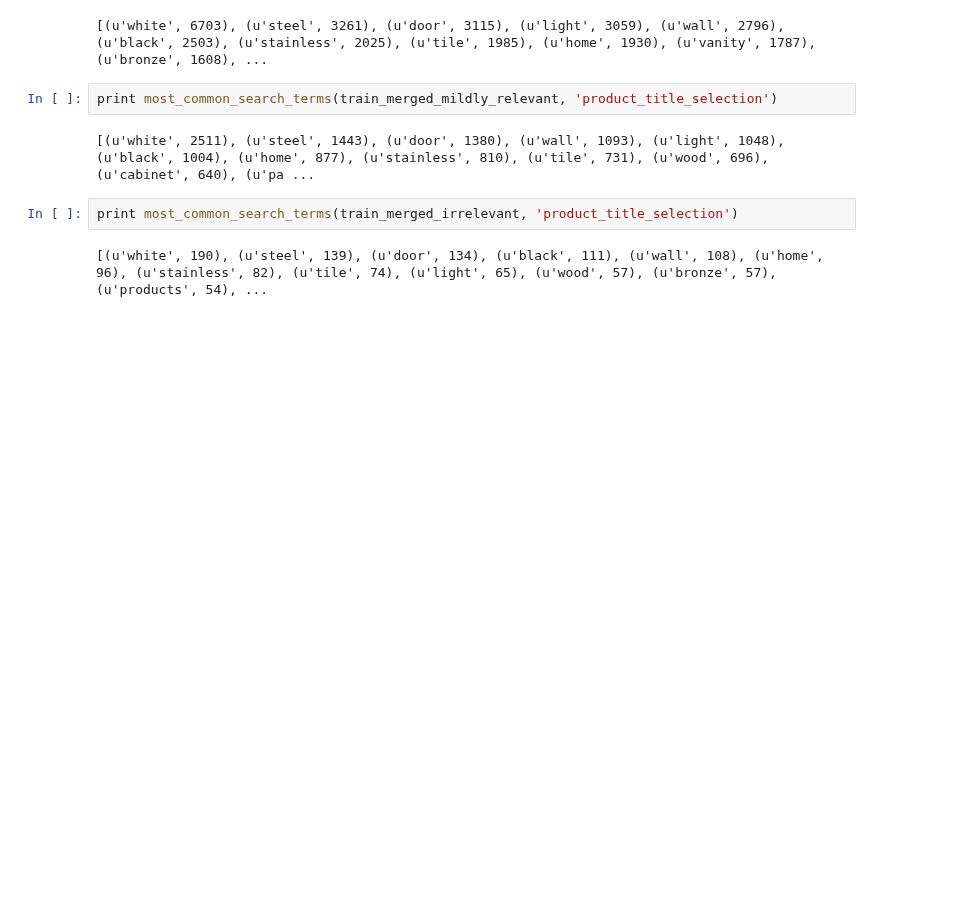
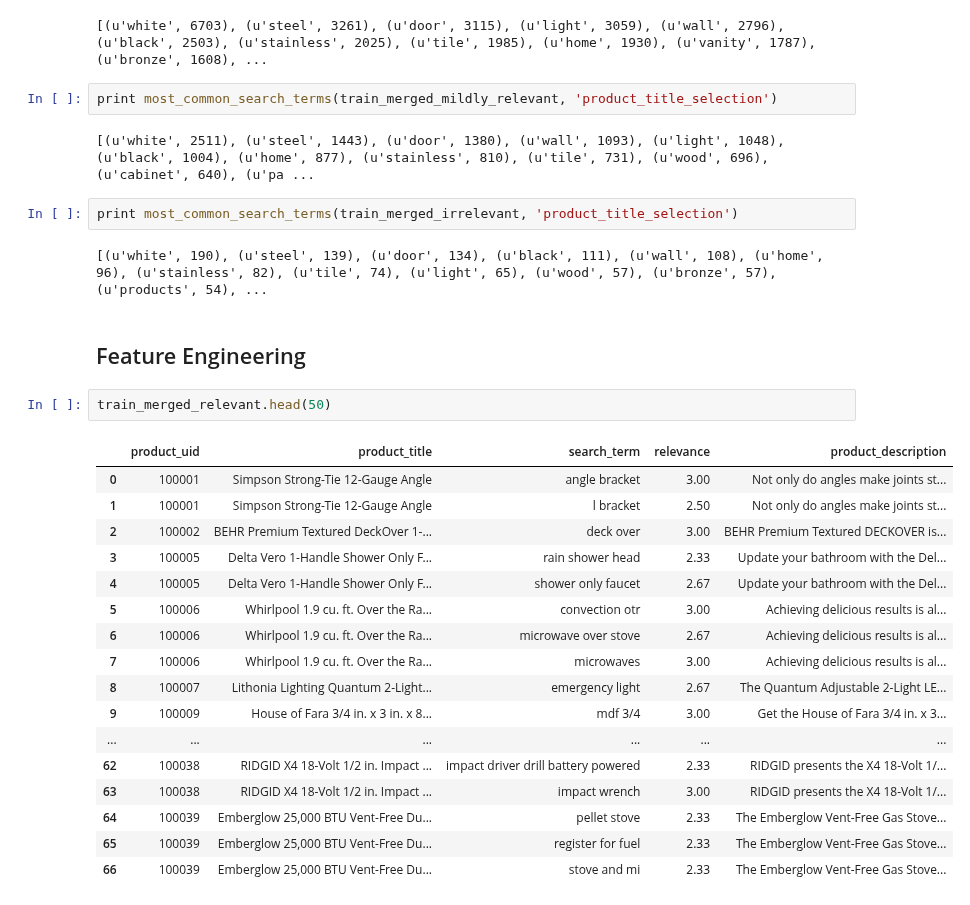
Before and after one commit to numb3r33/Kaggle-Competitions, a Jupyter notebook: Home-Depot/Analysis.ipynb, the cells around one changed output. Cells and saved outputs as stored; diff of their text form; blank space fills up the shorter version.

Commit message:
Tinkering with product attributes collection

```diff
--- a/Home-Depot/Analysis.ipynb
+++ b/Home-Depot/Analysis.ipynb
@@ -236,3 +236,25 @@ print most_common_search_terms(train_merged_mildly_relevant, 'product_title_sele
 print most_common_search_terms(train_merged_irrelevant, 'product_title_selection')
 # %% [output]
 [(u'white', 190), (u'steel', 139), (u'door', 134), (u'black', 111), (u'wall', 108), (u'home', 96), (u'stainless', 82), (u'tile', 74), (u'light', 65), (u'wood', 57), (u'bronze', 57), (u'products', 54), ...
+# %% [markdown]
+## Feature Engineering
+# %%
+train_merged_relevant.head(50)
+# %% [output]
+|  | product_uid | product_title | search_term | relevance | product_description |
+| 0 | 100001 | Simpson Strong-Tie 12-Gauge Angle | angle bracket | 3.00 | Not only do angles make joints st... |
+| 1 | 100001 | Simpson Strong-Tie 12-Gauge Angle | l bracket | 2.50 | Not only do angles make joints st... |
+| 2 | 100002 | BEHR Premium Textured DeckOver 1-... | deck over | 3.00 | BEHR Premium Textured DECKOVER is... |
+| 3 | 100005 | Delta Vero 1-Handle Shower Only F... | rain shower head | 2.33 | Update your bathroom with the Del... |
+| 4 | 100005 | Delta Vero 1-Handle Shower Only F... | shower only faucet | 2.67 | Update your bathroom with the Del... |
+| 5 | 100006 | Whirlpool 1.9 cu. ft. Over the Ra... | convection otr | 3.00 | Achieving delicious results is al... |
+| 6 | 100006 | Whirlpool 1.9 cu. ft. Over the Ra... | microwave over stove | 2.67 | Achieving delicious results is al... |
+| 7 | 100006 | Whirlpool 1.9 cu. ft. Over the Ra... | microwaves | 3.00 | Achieving delicious results is al... |
+| 8 | 100007 | Lithonia Lighting Quantum 2-Light... | emergency light | 2.67 | The Quantum Adjustable 2-Light LE... |
+| 9 | 100009 | House of Fara 3/4 in. x 3 in. x 8... | mdf 3/4 | 3.00 | Get the House of Fara 3/4 in. x 3... |
+| ... | ... | ... | ... | ... | ... |
+| 62 | 100038 | RIDGID X4 18-Volt 1/2 in. Impact ... | impact driver drill battery powered | 2.33 | RIDGID presents the X4 18-Volt 1/... |
+| 63 | 100038 | RIDGID X4 18-Volt 1/2 in. Impact ... | impact wrench | 3.00 | RIDGID presents the X4 18-Volt 1/... |
+| 64 | 100039 | Emberglow 25,000 BTU Vent-Free Du... | pellet stove | 2.33 | The Emberglow Vent-Free Gas Stove... |
+| 65 | 100039 | Emberglow 25,000 BTU Vent-Free Du... | register for fuel | 2.33 | The Emberglow Vent-Free Gas Stove... |
+| 66 | 100039 | Emberglow 25,000 BTU Vent-Free Du... | stove and mi | 2.33 | The Emberglow Vent-Free Gas Stove... |
```
Also changed, not shown: parts of 1 cell of this notebook.
